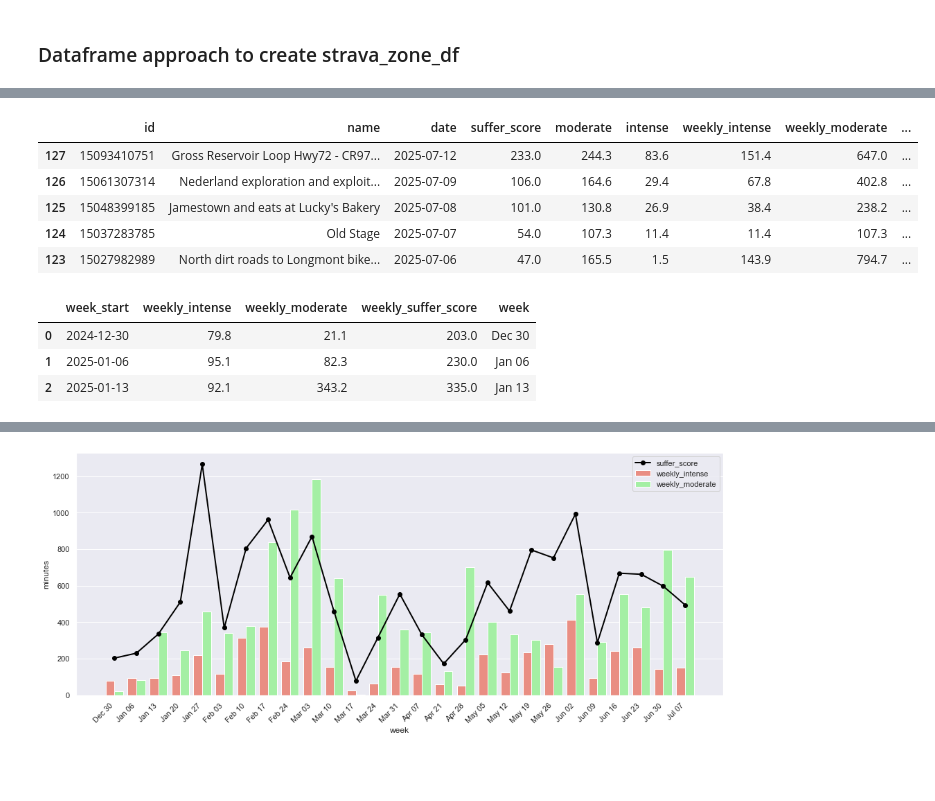
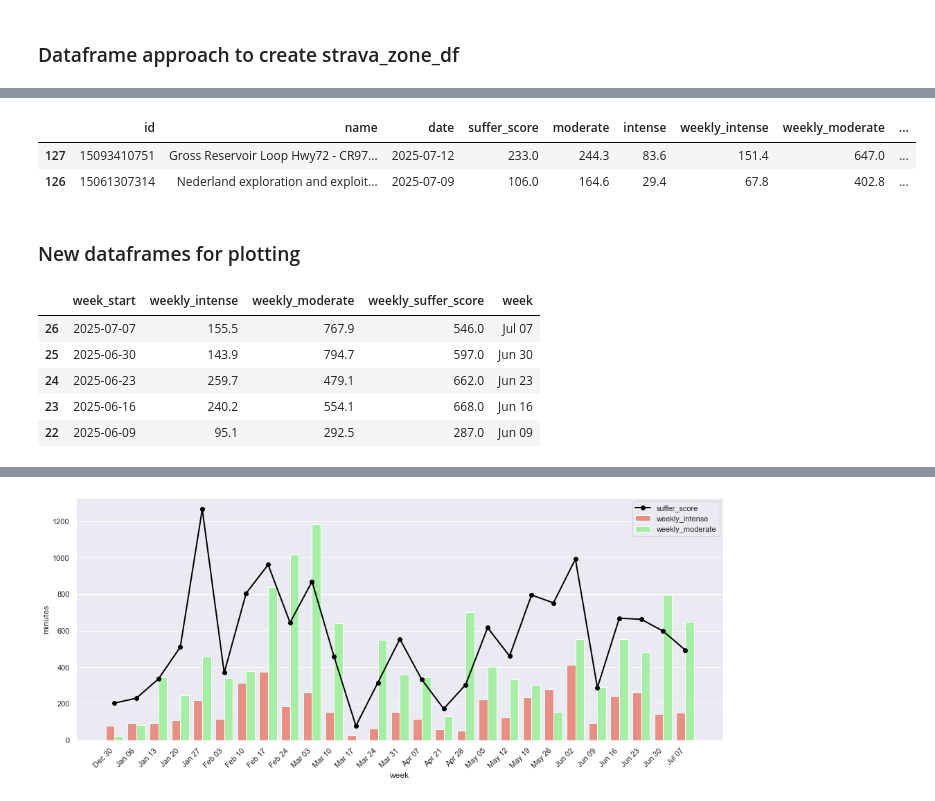
Before and after one commit to edterrell/healthy_heart, a Jupyter notebook: strava_API.ipynb, the cells around one changed output, grey strips where cells are left out. Drawn from its saved outputs; the diff is of its cells as text; code cells hidden in the pictures; blank space fills up the shorter version.

Commit message:
repaired pkl files; testing modified clean_convert; created new code to add in current activities with historical data in strava_API.ipynb

```diff
--- a/strava_API.ipynb
+++ b/strava_API.ipynb
@@ -127,8 +240,7 @@ strava_df.head()
 ### Build strava_df from activities
 # %%
 # drop activities where no heartrate data was collected
-strava_df = strava_df.dropna(subset=['average_heartrate'])
-#strava_df.head(2)
+# strava_df = strava_df.dropna(subset=['average_heartrate'])
 
 # process data with function cleanup (from clean_convert.py)
 cleanup (strava_df)
@@ -187,6 +290,3 @@ zone_df.head(3)
-# %%
-zone_df = zone_df.reset_index()
-zone_df.columns = ['id', 'Zone1', 'Zone2', 'Zone3', 'Zone4', 'Zone5']
 # %%
 zone_df.head(2)
 # %% [output]
@@ -239,14 +320,13 @@ strava_zone_df = strava_zone_df.join(cumulative_sums)
 keep_cols = ['id', 'name', 'date', 'suffer_score', 'moderate', 'intense',
        'weekly_intense','weekly_moderate','weekly_suffer_score']
 # %%
-strava_zone_df[keep_cols].head()
+strava_zone_df[keep_cols].head(2)
 # %% [output]
 |  | id | name | date | suffer_score | moderate | intense | weekly_intense | weekly_moderate | ... |
 | 127 | 15093410751 | Gross Reservoir Loop Hwy72 - CR97... | 2025-07-12 | 233.0 | 244.3 | 83.6 | 151.4 | 647.0 | ... |
 | 126 | 15061307314 | Nederland exploration and exploit... | 2025-07-09 | 106.0 | 164.6 | 29.4 | 67.8 | 402.8 | ... |
-| 125 | 15048399185 | Jamestown and eats at Lucky's Bakery | 2025-07-08 | 101.0 | 130.8 | 26.9 | 38.4 | 238.2 | ... |
-| 124 | 15037283785 | Old Stage | 2025-07-07 | 54.0 | 107.3 | 11.4 | 11.4 | 107.3 | ... |
-| 123 | 15027982989 | North dirt roads to Longmont bike... | 2025-07-06 | 47.0 | 165.5 | 1.5 | 143.9 | 794.7 | ... |
+# %% [markdown]
+### New dataframes for plotting
 # %%
 week_summary = (
     strava_zone_df
@@ -256,9 +336,13 @@ week_summary = (
 )
 # Format weeks as strings (e.g. 'Jul 01', 'Jul 08')
 week_summary["week"] = week_summary["week_start"].dt.strftime('%b %d')
-week_summary.head(3)
+#week_summary[['weekly_intense','weekly_moderate']].head(3)
-# %% [output]
-|  | week_start | weekly_intense | weekly_moderate | weekly_suffer_score | week |
-| 0 | 2024-12-30 | 79.8 | 21.1 | 203.0 | Dec 30 |
-| 1 | 2025-01-06 | 95.1 | 82.3 | 230.0 | Jan 06 |
-| 2 | 2025-01-13 | 92.1 | 343.2 | 335.0 | Jan 13 |
+# %%
+week_summary.sort_values('week_start',ascending=False).head()
+# %% [output]
+|  | week_start | weekly_intense | weekly_moderate | weekly_suffer_score | week |
+| 26 | 2025-07-07 | 155.5 | 767.9 | 546.0 | Jul 07 |
+| 25 | 2025-06-30 | 143.9 | 794.7 | 597.0 | Jun 30 |
+| 24 | 2025-06-23 | 259.7 | 479.1 | 662.0 | Jun 23 |
+| 23 | 2025-06-16 | 240.2 | 554.1 | 668.0 | Jun 16 |
+| 22 | 2025-06-09 | 95.1 | 292.5 | 287.0 | Jun 09 |
```
Also changed, not shown: parts of 35 cells of this notebook, 4 other files.
